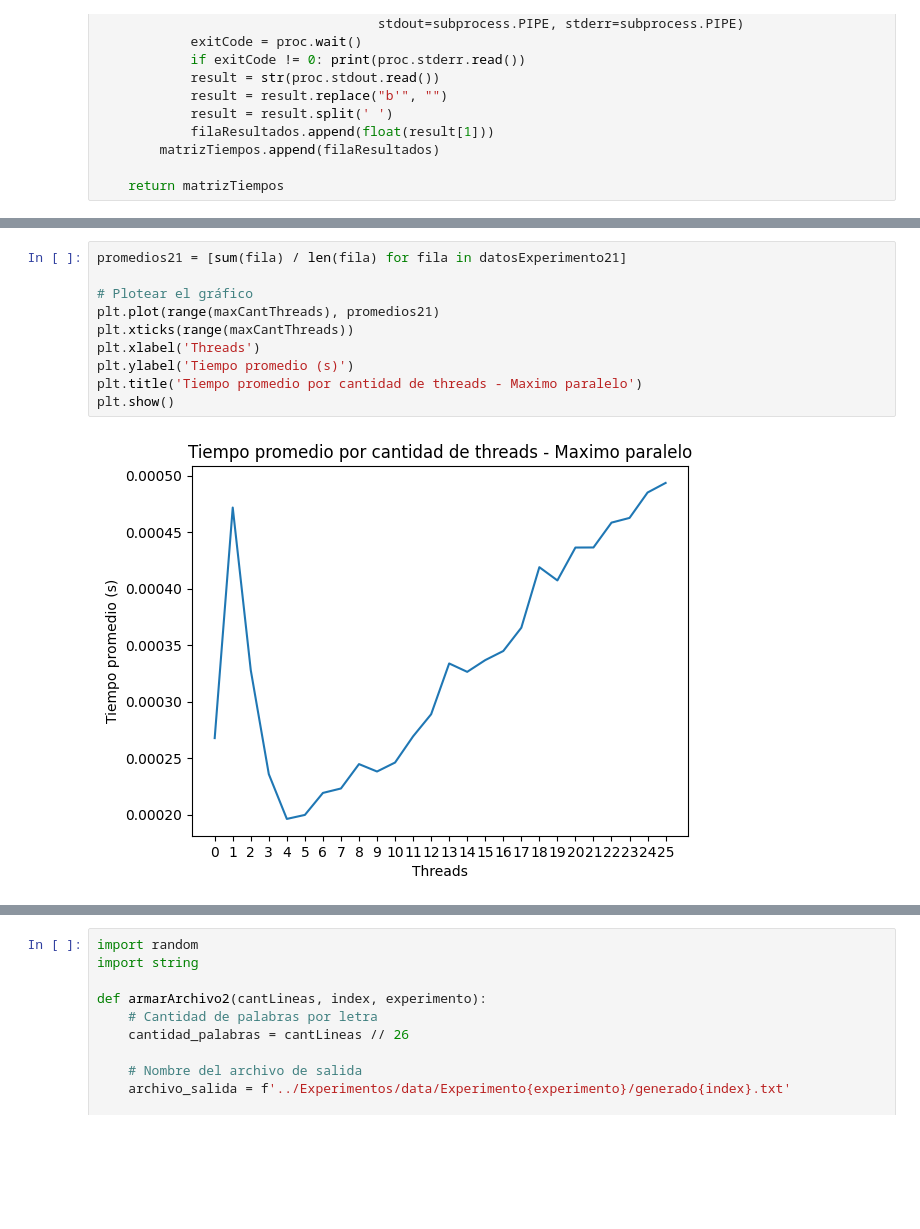
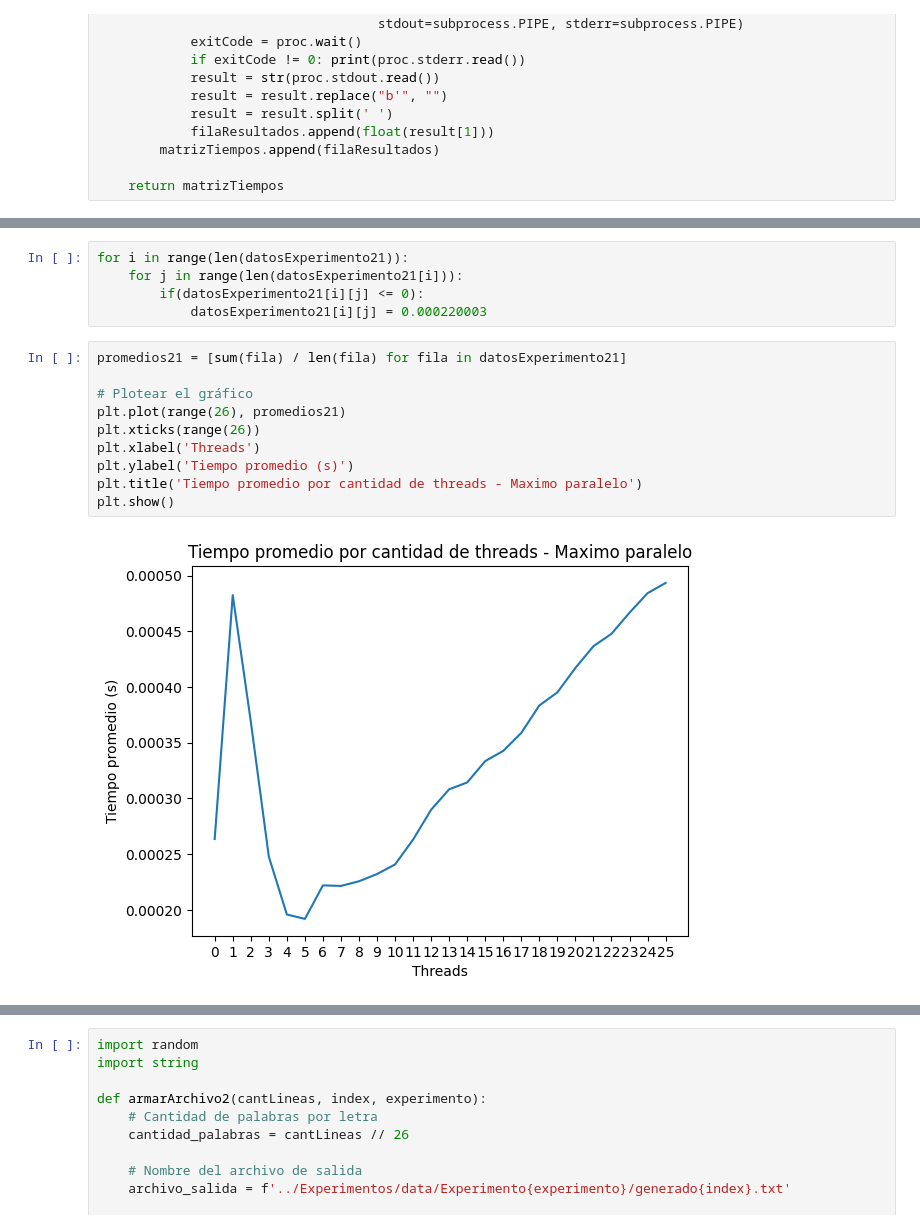
Before and after one commit to matiascozzani/TP-SO, a Jupyter notebook: Experimentos/Experimentos.ipynb, the cells around one changed output, grey strips where cells are left out. Cells and saved outputs as stored; diff of their text form; blank space fills up the shorter version.

```diff
--- a/Experimentos/Experimentos.ipynb
+++ b/Experimentos/Experimentos.ipynb
@@ -286,15 +286,20 @@ datosExperimento21
+# %%
+for i in range(len(datosExperimento21)):
+    for j in range(len(datosExperimento21[i])):
+        if(datosExperimento21[i][j] <= 0):
+            datosExperimento21[i][j] = 0.000220003
 # %%
 promedios21 = [sum(fila) / len(fila) for fila in datosExperimento21]
 
 # Plotear el gráfico
-plt.plot(range(maxCantThreads), promedios21)
-plt.xticks(range(maxCantThreads))
+plt.plot(range(26), promedios21)
+plt.xticks(range(26))
 plt.xlabel('Threads')
 plt.ylabel('Tiempo promedio (s)')
 plt.title('Tiempo promedio por cantidad de threads - Maximo paralelo')
 plt.show()
 # %% [output]
-[figure, old version]
+[figure, new version]
 # %%
 promedios = [np.mean(fila) for fila in datosExperimento21]
 varianzas = [np.var(fila) for fila in datosExperimento21]
```
Also changed, not shown: parts of 15 cells of this notebook, 30 other files.
